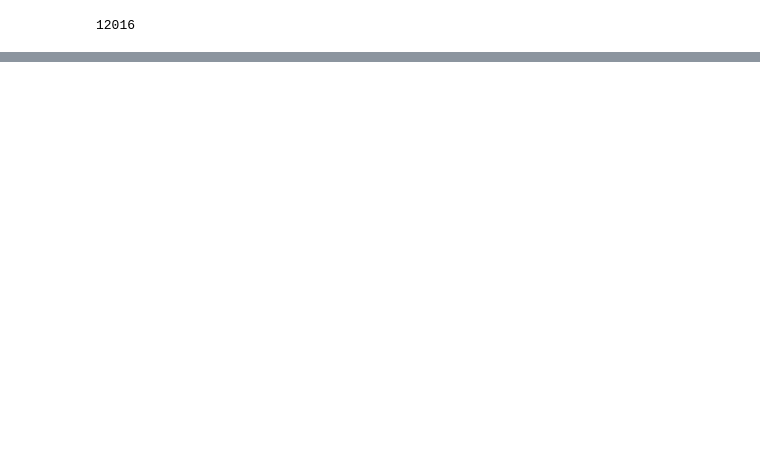
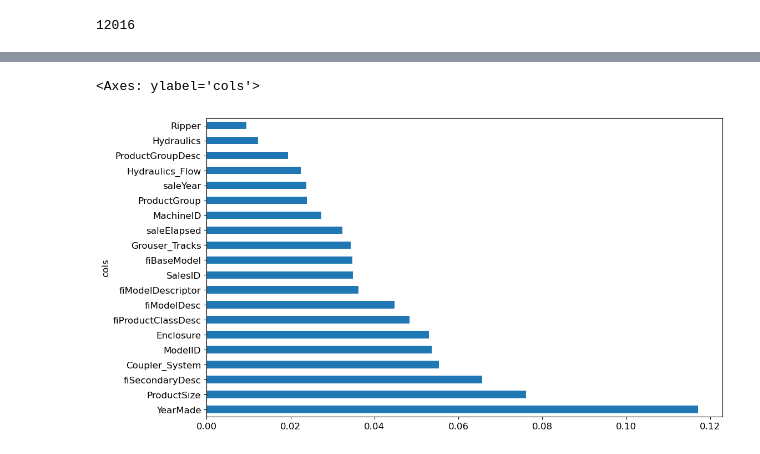
Before and after one commit to MostValue/fast-ai, a Jupyter notebook: personal_notes/notes/Tabular_data.ipynb, the cells around one changed output, grey strips where cells are left out. Saved outputs shown, nothing was run; the diff lists cells and outputs as text; code cells hidden in the pictures; blank space fills up the shorter version.

```diff
--- a/personal_notes/notes/Tabular_data.ipynb
+++ b/personal_notes/notes/Tabular_data.ipynb
@@ -221,0 +249,15 @@ m.get_n_leaves()
+# %%
+# stacking lots of estimators together
+
+def rf(xs, y, n_estimators=120, max_samples = 200_000,
+       max_features = 0.5, min_samples_leaf = 2, **kwargs):
+    return RandomForestRegressor(n_jobs= -1, #building all the trees in parallel
+                                 n_estimators= n_estimators,
+                                 max_samples = max_samples,
+                                 max_features = 'sqrt',
+                                 min_samples_leaf = min_samples_leaf,
+                                 oob_score = True).fit(xs,y)
+# %%
+m = rf(xs, y) # init model
+
+m_rmse(m, xs, y), m_rmse(m, valid_xs, valid_y)
@@ -221,0 +298,7 @@ m.get_n_leaves()
+# %%
+# function that places feature importances into a dataframe
+def rf_feature_importances(m, df):
+    return pd.DataFrame({'cols': df.columns, 'imp': m.feature_importances_}).sort_values('imp', ascending=False)
+# %%
+fi = rf_feature_importances(m,xs)
+fi[:10]
@@ -221,0 +317,7 @@ m.get_n_leaves()
+# %%
+def plot_fi(fi):
+    return fi.plot('cols', 'imp', 'barh', figsize = (12,7), legend= False)
+plot_fi(fi[:20])
+# %% [output]
+<Axes: ylabel='cols'>
+[figure, added]
```
Also changed, not shown: parts of 25 cells of this notebook.
